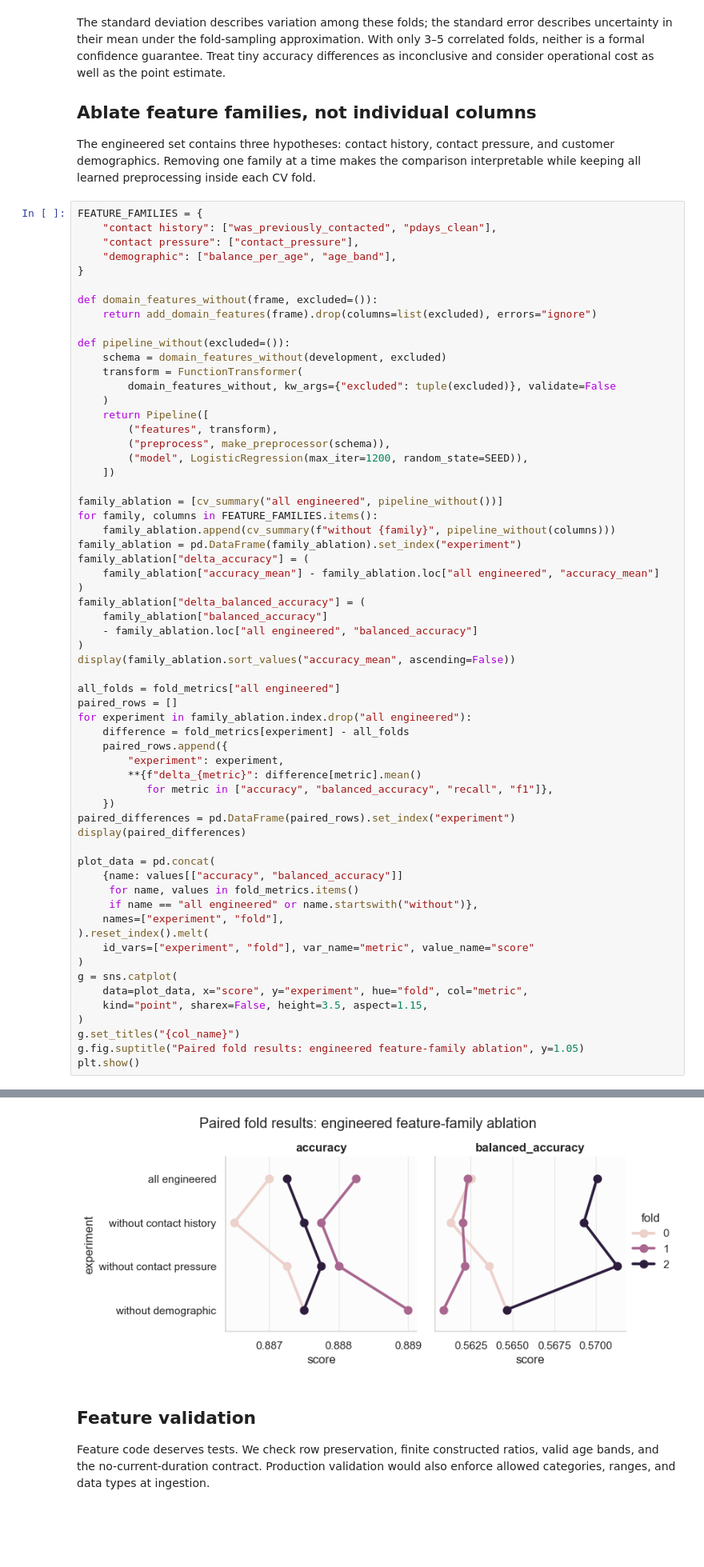
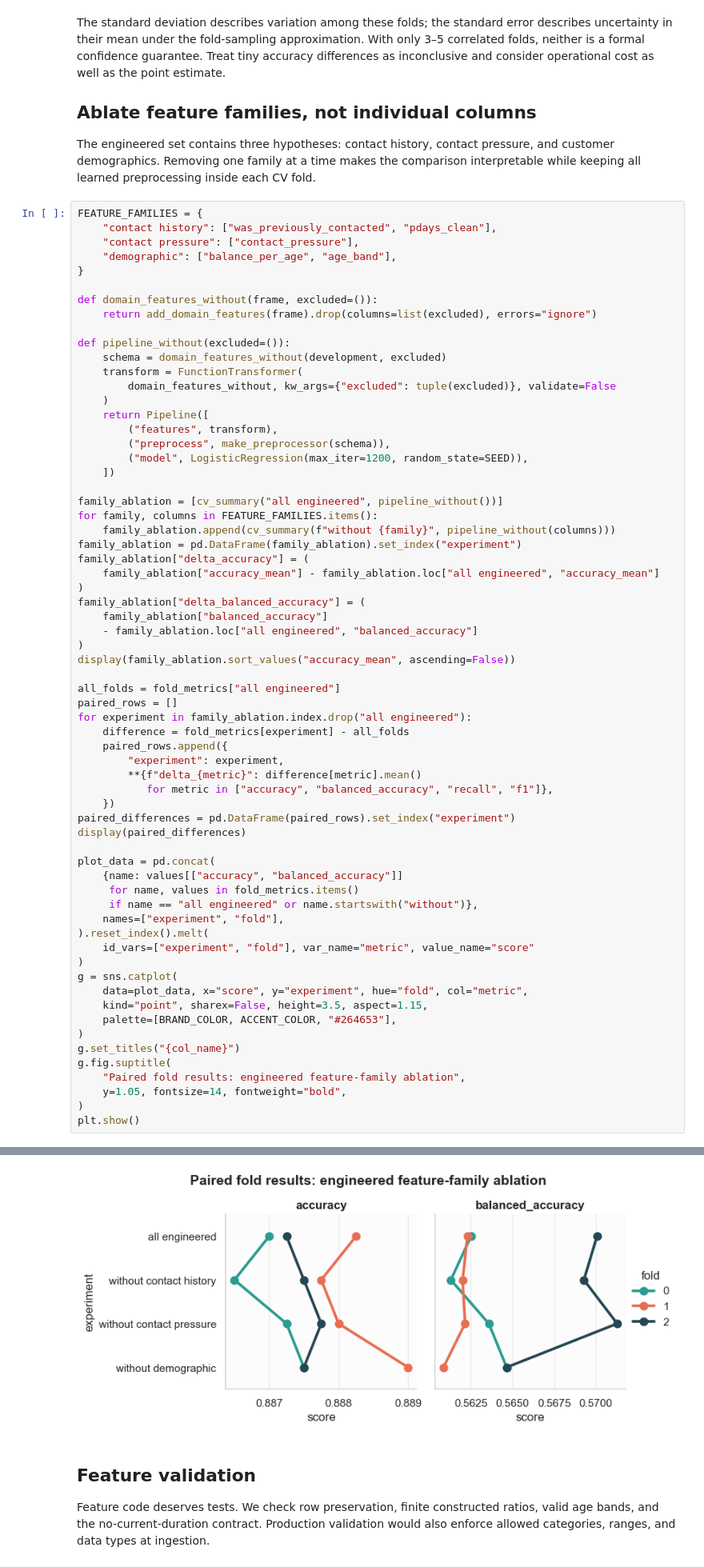
Before and after one commit to SoroushGhaderi/Advanced-Machine-Learning, a Jupyter notebook: notebooks/02_advanced_feature_engineering.ipynb, the cells around one changed output, grey strips where cells are left out. Shown at 80% size. Drawn from its saved outputs; the diff is of its cells as text; blank space fills up the shorter version.

```diff
--- a/notebooks/02_advanced_feature_engineering.ipynb
+++ b/notebooks/02_advanced_feature_engineering.ipynb
@@ -679,35 +683,39 @@ for experiment in family_ablation.index.drop("all engineered"):
     })
 paired_differences = pd.DataFrame(paired_rows).set_index("experiment")
 display(paired_differences)
 
 plot_data = pd.concat(
     {name: values[["accuracy", "balanced_accuracy"]]
      for name, values in fold_metrics.items()
      if name == "all engineered" or name.startswith("without")},
     names=["experiment", "fold"],
 ).reset_index().melt(
     id_vars=["experiment", "fold"], var_name="metric", value_name="score"
 )
 g = sns.catplot(
     data=plot_data, x="score", y="experiment", hue="fold", col="metric",
     kind="point", sharex=False, height=3.5, aspect=1.15,
+    palette=[BRAND_COLOR, ACCENT_COLOR, "#264653"],
 )
 g.set_titles("{col_name}")
-g.fig.suptitle("Paired fold results: engineered feature-family ablation", y=1.05)
+g.fig.suptitle(
+    "Paired fold results: engineered feature-family ablation",
+    y=1.05, fontsize=14, fontweight="bold",
+)
 plt.show()
 # %% [output]
 |  | accuracy_mean | accuracy_sd | accuracy_se | balanced_accuracy | precision | recall | f1 | ... |
 | experiment |  |  |  |  |  |  |  | ... |
 | without demographic | 0.888000 | 0.000866 | 0.000500 | 0.563383 | 0.591724 | 0.139601 | 0.225738 | ... |
 | without contact pressure | 0.887667 | 0.000382 | 0.000220 | 0.565666 | 0.580050 | 0.145299 | 0.232181 | ... |
 | all engineered | 0.887500 | 0.000661 | 0.000382 | 0.564954 | 0.578066 | 0.143875 | 0.230178 | ... |
 | without contact history | 0.887250 | 0.000661 | 0.000382 | 0.564194 | 0.573329 | 0.142450 | 0.228064 | ... |
 |  | delta_accuracy | delta_balanced_accuracy | delta_recall | delta_f1 |
 | experiment |  |  |  |  |
 | without contact history | -0.000250 | -0.000759 | -0.001425 | -0.002113 |
 | without contact pressure | 0.000167 | 0.000712 | 0.001425 | 0.002004 |
 | without demographic | 0.000500 | -0.001571 | -0.004274 | -0.004440 |
-[figure, old version]
+[figure, new version]
 # %% [markdown]
 ## Feature validation
 
```
Also changed, not shown: parts of 2 cells of this notebook, 9 other files.
